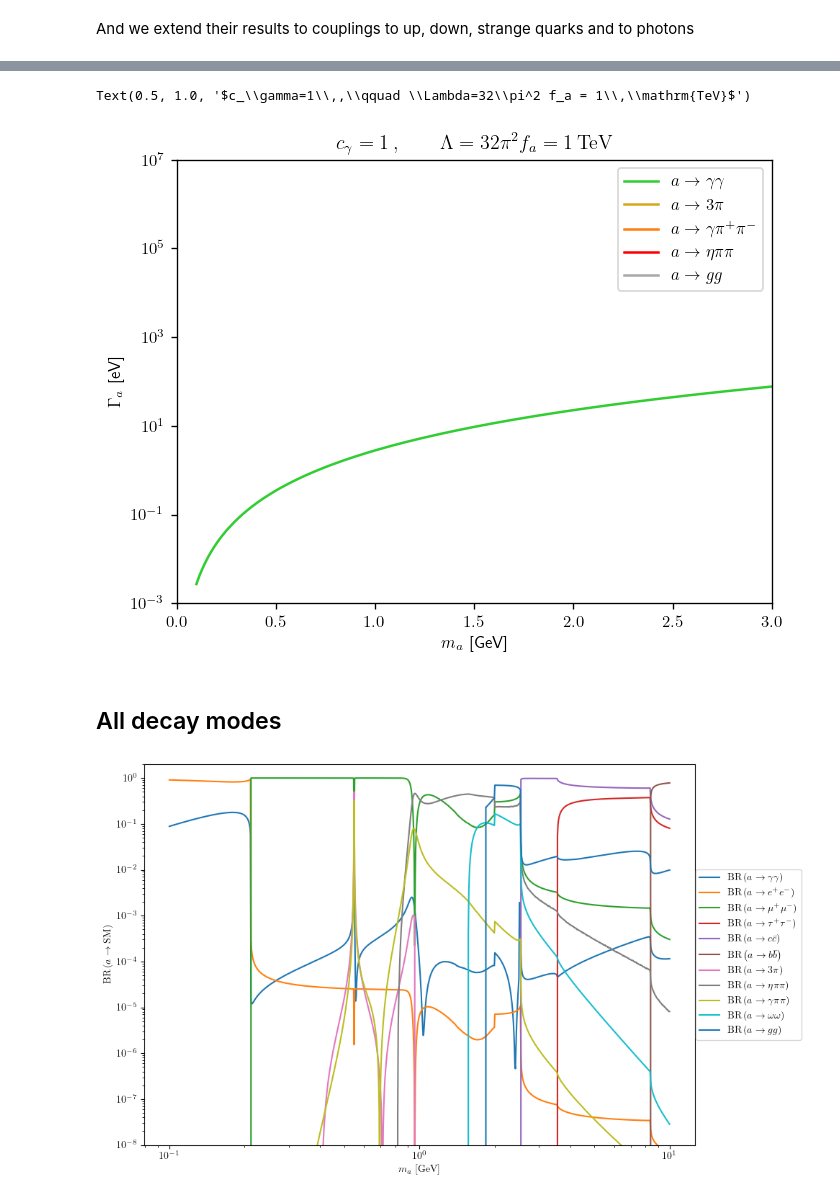
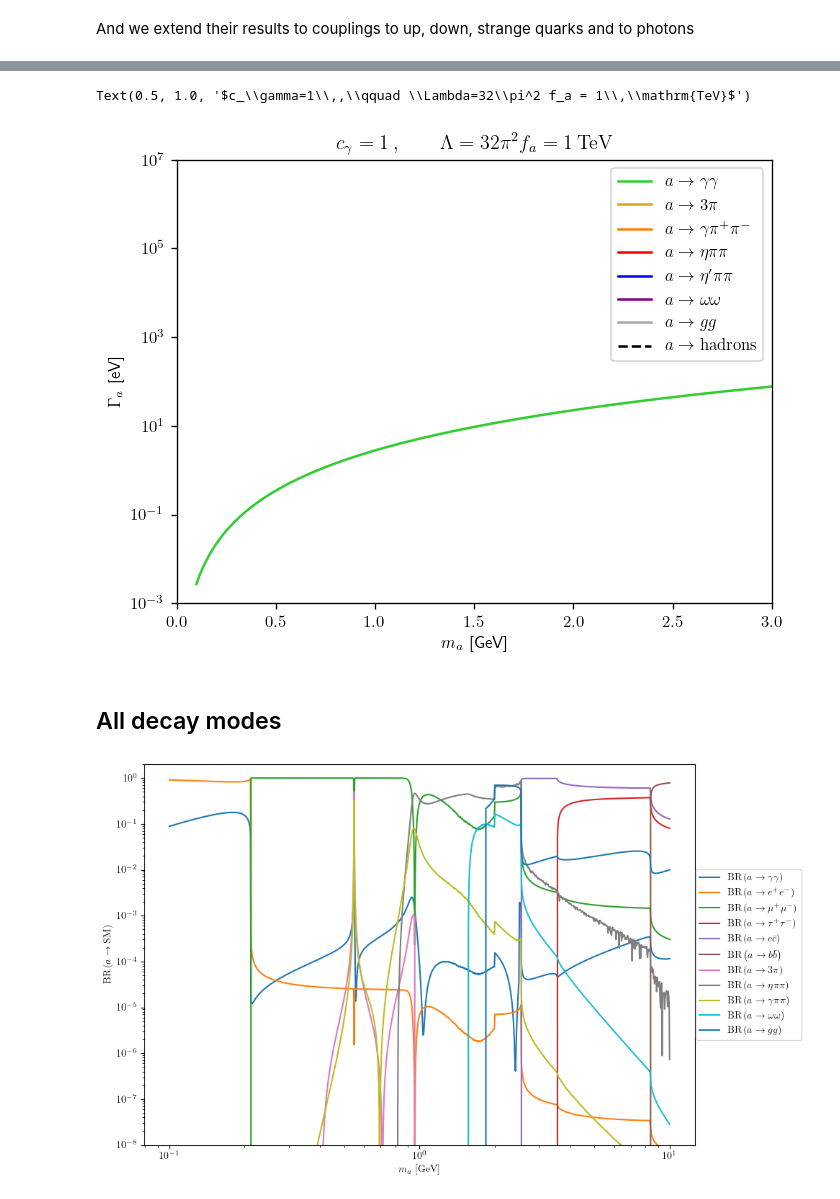
Before and after one commit to alp-aca/alp-aca, a Jupyter notebook: tutorials/03_BranchingRatios.ipynb, the cells around one changed output, grey strips where cells are left out. Drawn from its saved outputs; the diff is of its cells as text; code cells hidden in the pictures.

```diff
--- a/tutorials/03_BranchingRatios.ipynb
+++ b/tutorials/03_BranchingRatios.ipynb
@@ -27,15 +27,17 @@ atog = np.vectorize(gaugebosons.decay_width_2gluons)
 plt.figure(dpi=120)
 coupl_cg = ALPcouplings({'cg': 1.0}, 3.0, 'VA_below')
 ma_range = np.linspace(0.1, 3, 200)
+fa = 1000/32/np.pi**2
 
 # RGE evolution is negligible
-plt.semilogy(ma_range, 1e9*atogamma(ma_range, coupl_cg, fa, integrator='no_rge'), c='limegreen', label=r'$a\to\gamma\gamma$')
-plt.semilogy(ma_range, 1e9*ato3pi(ma_range, coupl_cg, fa, integrator='no_rge'), c='goldenrod', label=r'$a\to3\pi$')
-plt.semilogy(ma_range, 1e9*atogammapipi(ma_range, coupl_cg, fa, integrator='no_rge'), c='tab:orange', label=r'$a\to\gamma\pi^+\pi^-$')
-plt.semilogy(ma_range, 1e9*atoetapi(ma_range, coupl_cg, fa, integrator='no_rge'), c='red', label=r'$a\to\eta\pi\pi$')
-plt.semilogy(ma_range, 1e9*atoetappi(ma_range, coupl_cg, fa, integrator='no_rge'), c='blue', label=r'$a\to\eta\pi\pi$')
-plt.semilogy(ma_range, 1e9*ato2w(ma_range, coupl_cg, fa), c='black', label=r'$a\to\omega\omega$')
-plt.semilogy(ma_range, 1e9*atog(ma_range, coupl_cg, fa, integrator='no_rge'), c='darkgrey', label=r'$a\to gg$')
+plt.semilogy(ma_range, 1e9*decay_width('a -> gamma gamma', ma_range, coupl_cg, fa, integrator='no_rge'), c='limegreen', label=r'$a\to\gamma\gamma$')
+plt.semilogy(ma_range, 1e9*decay_width('a -> pi pi pi', ma_range, coupl_cg, fa, integrator='no_rge'), c='goldenrod', label=r'$a\to3\pi$')
+plt.semilogy(ma_range, 1e9*decay_width('a -> gamma pi pi', ma_range, coupl_cg, fa, integrator='no_rge'), c='tab:orange', label=r'$a\to\gamma\pi^+\pi^-$')
+plt.semilogy(ma_range, 1e9*decay_width('a -> eta pi pi', ma_range, coupl_cg, fa, integrator='no_rge'), c='red', label=r'$a\to\eta\pi\pi$')
+plt.semilogy(ma_range, 1e9*decay_width('a -> eta_prime pi pi', ma_range, coupl_cg, fa, integrator='no_rge'), c='blue', label=r"$a\to\eta'\pi\pi$")
+plt.semilogy(ma_range, 1e9*decay_width('a -> omega omega', ma_range, coupl_cg, fa), c='purple', label=r'$a\to\omega\omega$')
+plt.semilogy(ma_range, 1e9*decay_width('a -> g g', ma_range, coupl_cg, fa, integrator='no_rge'), c='darkgrey', label=r'$a\to gg$')
+plt.semilogy(ma_range, 1e9*decay_width('a -> hadrons', ma_range, coupl_cg, fa, integrator='no_rge'), c='black', ls='dashed', label=r'$a\to \mathrm{hadrons}$')
 plt.ylim(1e-3, 1e7)
 plt.xlim(0, 3)
 plt.xlabel(r'$m_a$ [GeV]')
@@ -107,22 +118,25 @@ Text(0.5, 1.0, '$c_s=1\\,,\\qquad \\Lambda=32\\pi^2 f_a = 1\\,\\mathrm{TeV}$')
 # %%
 plt.figure(dpi=120)
 coupl_cgamma = ALPcouplings({'cgamma': 1.0}, 3.0, 'VA_below')
 ma_range = np.linspace(0.1, 3, 200)
 
-plt.semilogy(ma_range, 1e9*atogamma(ma_range, coupl_cgamma, fa, integrator='no_rge'), c='limegreen', label=r'$a\to\gamma\gamma$')
-plt.semilogy(ma_range, 1e9*ato3pi(ma_range, coupl_cgamma, fa, integrator='no_rge'), c='goldenrod', label=r'$a\to3\pi$')
-plt.semilogy(ma_range, 1e9*atogammapipi(ma_range, coupl_cgamma, fa, integrator='no_rge'), c='tab:orange', label=r'$a\to\gamma\pi^+\pi^-$')
-plt.semilogy(ma_range, 1e9*atoetapi(ma_range, coupl_cgamma, fa, integrator='no_rge'), c='red', label=r'$a\to\eta\pi\pi$')
-plt.semilogy(ma_range, 1e9*atog(ma_range, coupl_cgamma, fa, integrator='no_rge'), c='darkgrey', label=r'$a\to gg$')
+plt.semilogy(ma_range, 1e9*decay_width('a -> gamma gamma', ma_range, coupl_cgamma, fa, integrator='no_rge'), c='limegreen', label=r'$a\to\gamma\gamma$')
+plt.semilogy(ma_range, 1e9*decay_width('a -> pi pi pi', ma_range, coupl_cgamma, fa, integrator='no_rge'), c='goldenrod', label=r'$a\to3\pi$')
+plt.semilogy(ma_range, 1e9*decay_width('a -> gamma pi pi', ma_range, coupl_cgamma, fa, integrator='no_rge'), c='tab:orange', label=r'$a\to\gamma\pi^+\pi^-$')
+plt.semilogy(ma_range, 1e9*decay_width('a -> eta pi pi', ma_range, coupl_cgamma, fa, integrator='no_rge'), c='red', label=r'$a\to\eta\pi\pi$')
+plt.semilogy(ma_range, 1e9*decay_width('a -> eta_prime pi pi', ma_range, coupl_cgamma, fa, integrator='no_rge'), c='blue', label=r"$a\to\eta'\pi\pi$")
+plt.semilogy(ma_range, 1e9*decay_width('a -> omega omega', ma_range, coupl_cgamma, fa), c='purple', label=r'$a\to\omega\omega$')
+plt.semilogy(ma_range, 1e9*decay_width('a -> g g', ma_range, coupl_cgamma, fa, integrator='no_rge'), c='darkgrey', label=r'$a\to gg$')
+plt.semilogy(ma_range, 1e9*decay_width('a -> hadrons', ma_range, coupl_cgamma, fa, integrator='no_rge'), c='black', ls='dashed', label=r'$a\to \mathrm{hadrons}$')
 plt.ylim(1e-3, 1e7)
 plt.xlim(0, 3)
 plt.xlabel(r'$m_a$ [GeV]')
 plt.ylabel(r'$\Gamma_a$ [eV]')
 plt.legend()
 plt.title(r'$c_\gamma=1\,,\qquad \Lambda=32\pi^2 f_a = 1\,\mathrm{TeV}$')
 # %% [output]
 Text(0.5, 1.0, '$c_\\gamma=1\\,,\\qquad \\Lambda=32\\pi^2 f_a = 1\\,\\mathrm{TeV}$')
-[figure, old version]
+[figure, new version]
 # %% [markdown]
 ## All decay modes
 # %%
@@ -135,17 +147,17 @@ BRs = np.vectorize(BRsalp)(ma, couplings, fa, neval=500, integrator='no_rge')
 # %%
 fig, ax = plt.subplots(figsize=(10, 6))
 
-ax.plot(ma, [br['2photons'] for br in BRs], label=r"$\textrm{BR}\left(a\rightarrow \gamma\gamma\right)$")
-ax.plot(ma, [br['e'] for br in BRs], label=r"$\textrm{BR}\left(a\rightarrow e^+e^-\right)$")
-ax.plot(ma, [br['mu'] for br in BRs], label=r"$\textrm{BR}\left(a\rightarrow \mu^+\mu^-\right)$")
-ax.plot(ma, [br['tau'] for br in BRs], label=r"$\textrm{BR}\left(a\rightarrow \tau^+\tau^-\right)$")
-ax.plot(ma, [br['charm'] for br in BRs], label=r"$\textrm{BR}\left(a\rightarrow c\bar{c}\right)$")
-ax.plot(ma, [br['bottom'] for br in BRs], label=r"$\textrm{BR}\left(a\rightarrow b\bar{b}\right)$")
-ax.plot(ma, [br['3pis'] for br in BRs], label=r"$\textrm{BR}\left(a\rightarrow 3\pi\right)$")
-ax.plot(ma, [br['etapipi'] for br in BRs], label=r"$\textrm{BR}\left(a\rightarrow \eta\pi\pi\right)$")
-ax.plot(ma, [br['gammapipi'] for br in BRs], label=r"$\textrm{BR}\left(a\rightarrow \gamma\pi\pi\right)$")
-ax.plot(ma, [br['2omega'] for br in BRs], label=r"$\textrm{BR}\left(a\rightarrow \omega\omega\right)$")
-ax.plot(ma, [br['gluongluon'] for br in BRs], label=r"$\textrm{BR}\left(a\rightarrow gg\right)$")
+ax.plot(ma, branching_ratio('a -> gamma gamma', ma, couplings, fa, integrator='no_rge'), label=r"$\textrm{BR}\left(a\rightarrow \gamma\gamma\right)$")
+ax.plot(ma, branching_ratio('a -> e e', ma, couplings, fa, integrator='no_rge'), label=r"$\textrm{BR}\left(a\rightarrow e^+e^-\right)$")
+ax.plot(ma, branching_ratio('a -> mu mu', ma, couplings, fa, integrator='no_rge'), label=r"$\textrm{BR}\left(a\rightarrow \mu^+\mu^-\right)$")
+ax.plot(ma, branching_ratio('a -> tau tau', ma, couplings, fa, integrator='no_rge'), label=r"$\textrm{BR}\left(a\rightarrow \tau^+\tau^-\right)$")
+ax.plot(ma, branching_ratio('a -> charm charm', ma, couplings, fa, integrator='no_rge'), label=r"$\textrm{BR}\left(a\rightarrow c\bar{c}\right)$")
+ax.plot(ma, branching_ratio('a -> bottom bottom', ma, couplings, fa, integrator='no_rge'), label=r"$\textrm{BR}\left(a\rightarrow b\bar{b}\right)$")
+ax.plot(ma, branching_ratio('a -> pion pion pion', ma, couplings, fa, integrator='no_rge'), label=r"$\textrm{BR}\left(a\rightarrow 3\pi\right)$")
+ax.plot(ma, branching_ratio('a -> eta pion pion', ma, couplings, fa, integrator='no_rge'), label=r"$\textrm{BR}\left(a\rightarrow \eta\pi\pi\right)$")
+ax.plot(ma, branching_ratio('a -> gamma pion pion', ma, couplings, fa, integrator='no_rge'), label=r"$\textrm{BR}\left(a\rightarrow \gamma\pi\pi\right)$")
+ax.plot(ma, branching_ratio('a -> omega omega', ma, couplings, fa, integrator='no_rge'), label=r"$\textrm{BR}\left(a\rightarrow \omega\omega\right)$")
+ax.plot(ma, branching_ratio('a -> gluon gluon', ma, couplings, fa, integrator='no_rge'), label=r"$\textrm{BR}\left(a\rightarrow gg\right)$")
 
 
 ax.set_ylim(1e-8,2)
@@ -157,4 +169,4 @@ ax.legend(loc='center left', bbox_to_anchor=(1, 0.5), borderaxespad=0.1)
 
 plt.tight_layout()  # Adjust the layout to make room for the legend
 # %% [output]
-[figure, old version]
+[figure, new version]
```
Also changed, not shown: parts of 6 cells of this notebook, 1 other file.
